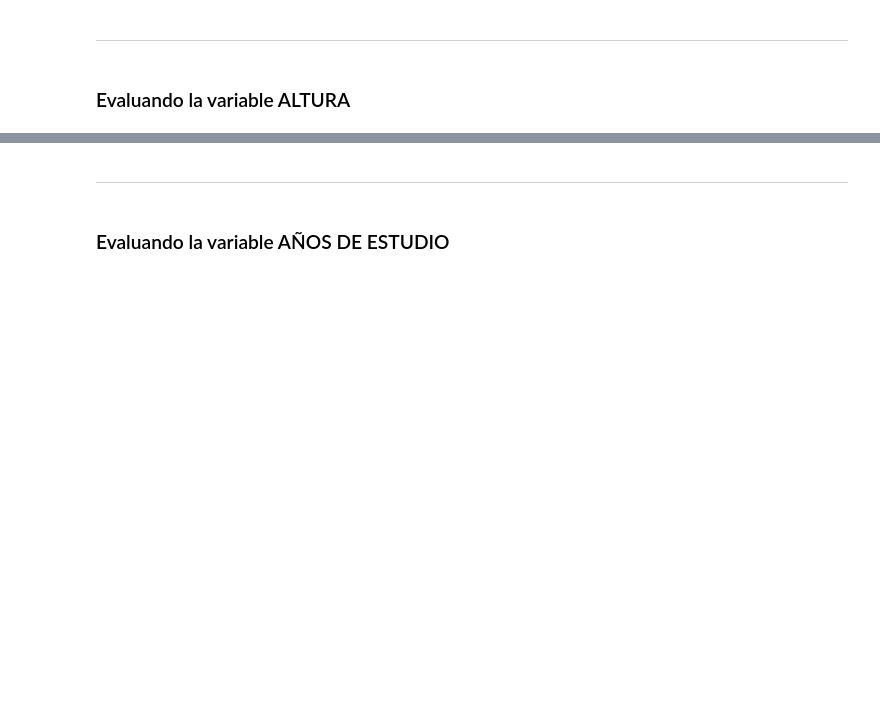
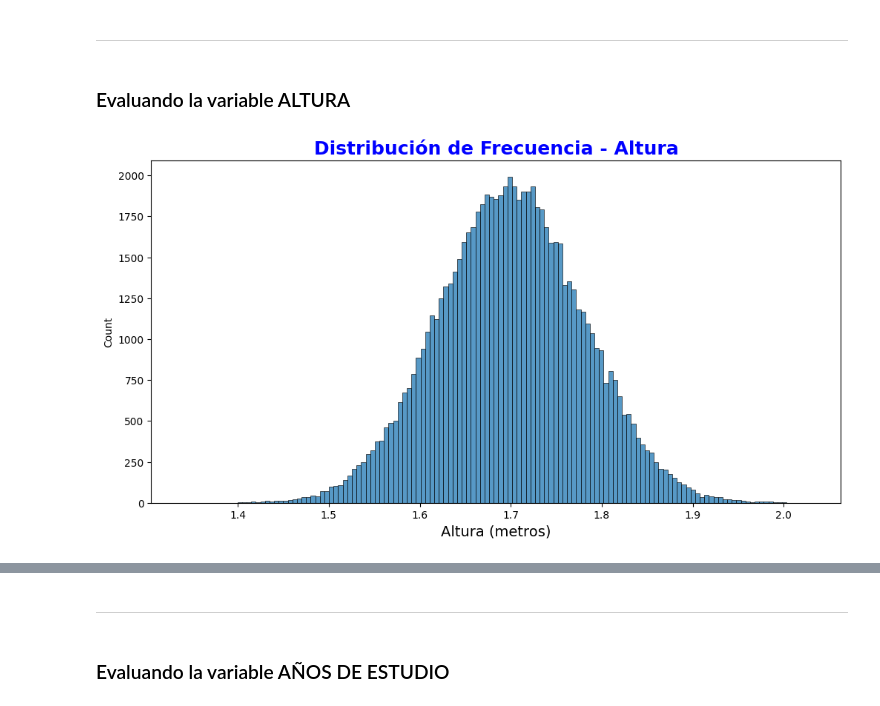
Before and after one commit to yuri19762008/001_ORACLE, a Jupyter notebook: 014_ESTADISTICAS_PYTHON/Curso_de_Estadística_con_Python_1.ipynb, the cells around one changed output, grey strips where cells are left out. Drawn from its saved outputs; the diff is of its cells as text; code cells hidden in the pictures; blank space fills up the shorter version.

```diff
--- a/014_ESTADISTICAS_PYTHON/Curso_de_Estadística_con_Python_1.ipynb
+++ b/014_ESTADISTICAS_PYTHON/Curso_de_Estadística_con_Python_1.ipynb
@@ -728,3 +929,12 @@ La moda se puede definir como el valor más frecuente de un conjunto de datos. L
 ***
 # %% [markdown]
 ### Evaluando la variable ALTURA
+# %%
+import matplotlib.pyplot as plt
+plt.figure(figsize=(12, 6))
+sns.histplot(datos.Altura, kde=False)
+plt.title('Distribución de Frecuencia - Altura', fontsize=18, fontweight='bold', color='blue')
+plt.xlabel('Altura (metros)', fontsize=14)
+plt.show()
+# %% [output]
+[figure, added]
```
Also changed, not shown: parts of 35 cells of this notebook.
